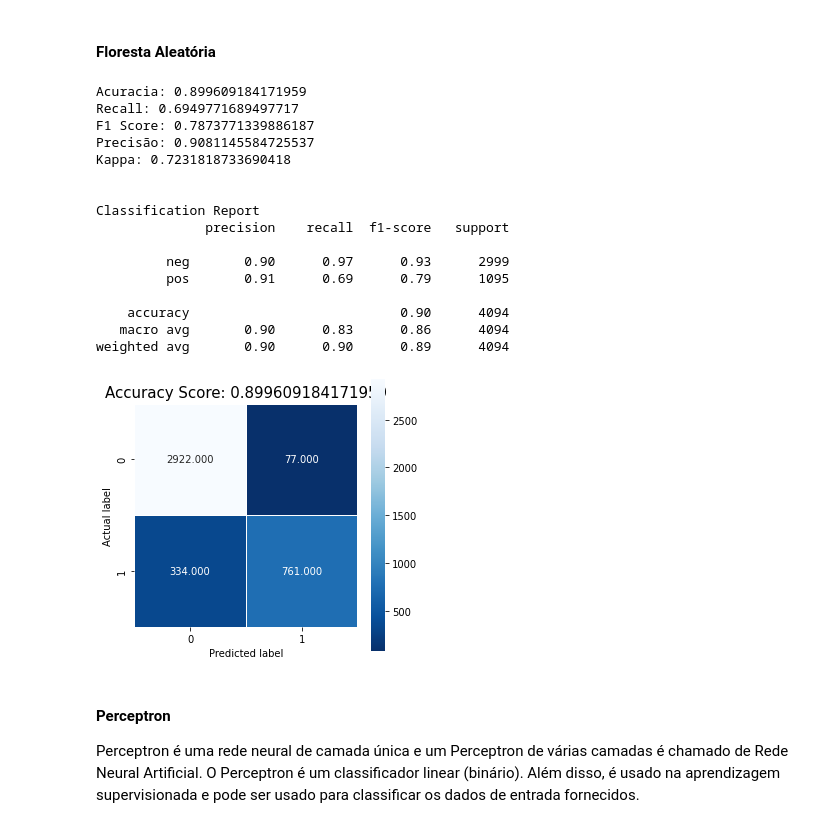
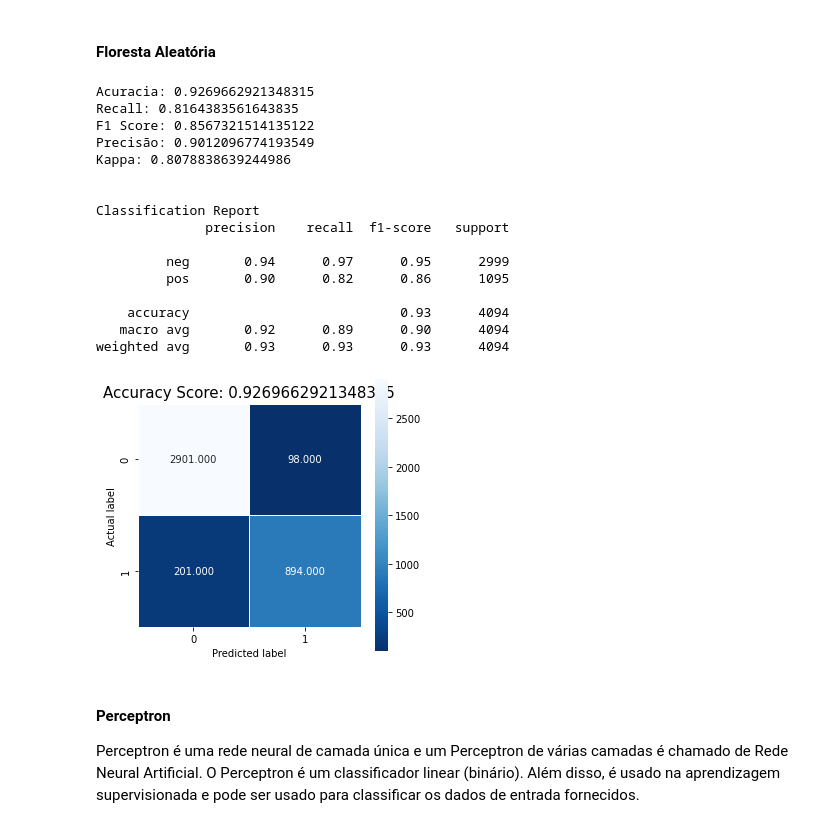
Before and after one commit to doissegundos/Fraud_detection_bank, a Jupyter notebook: fraud.ipynb, the cells around one changed output. Cells and saved outputs as stored; diff of their text form; code cells hidden in the pictures.

```diff
--- a/fraud.ipynb
+++ b/fraud.ipynb
@@ -263,3 +264,7 @@ def score(y_test,y_pred):
+# %%
+min_max_scaler = preprocessing.MinMaxScaler()
+x_train = min_max_scaler.fit_transform(x_train)
+x_test = min_max_scaler.transform(x_test)
 # %% [markdown]
 #### KNN
 
@@ -293,28 +298,28 @@ weighted avg       0.83      0.84      0.83      4094
 # %% [markdown]
 #### Floresta Aleatória
 # %%
-random_forest = RandomForestClassifier(n_estimators=400, max_leaf_nodes=16, n_jobs=-1,random_state=42)
+random_forest = RandomForestClassifier(n_estimators=400,n_jobs=-1,random_state=42)
 model_rf = random_forest.fit(x_train, y_train)
 pred_rf = model_rf.predict(x_test)
 score(y_test,pred_rf)
 # %% [output]
-Acuracia: 0.899609184171959
-Recall: 0.6949771689497717
-F1 Score: 0.7873771339886187
-Precisão: 0.9081145584725537
-Kappa: 0.7231818733690418
+Acuracia: 0.9269662921348315
+Recall: 0.8164383561643835
+F1 Score: 0.8567321514135122
+Precisão: 0.9012096774193549
+Kappa: 0.8078838639244986
 
 
 Classification Report
               precision    recall  f1-score   support
 
-         neg       0.90      0.97      0.93      2999
-         pos       0.91      0.69      0.79      1095
+         neg       0.94      0.97      0.95      2999
+         pos       0.90      0.82      0.86      1095
 
-    accuracy                           0.90      4094
-   macro avg       0.90      0.83      0.86      4094
-weighted avg       0.90      0.90      0.89      4094
+    accuracy                           0.93      4094
+   macro avg       0.92      0.89      0.90      4094
+weighted avg       0.93      0.93      0.93      4094
-[figure, old version]
+[figure, new version]
 # %% [markdown]
 #### Perceptron
 Perceptron é uma rede neural de camada única e um Perceptron de várias camadas é chamado de Rede Neural Artificial. O Perceptron é um classificador linear (binário). Além disso, é usado na aprendizagem supervisionada e pode ser usado para classificar os dados de entrada fornecidos.
```
Also changed, not shown: parts of 11 cells of this notebook.
